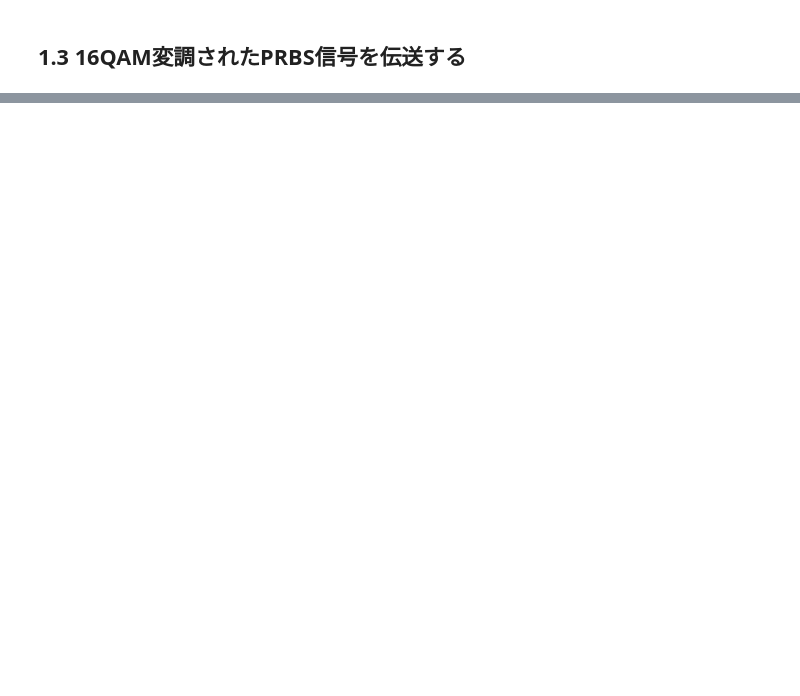
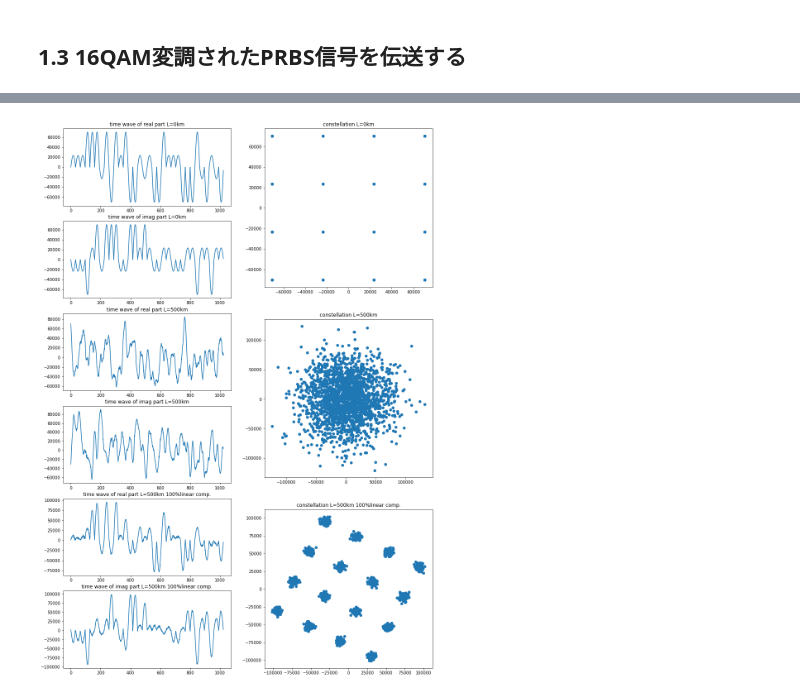
Before and after one commit to n-nooobu/masterthesis, a Jupyter notebook: src/transmission.ipynb, the cells around one changed output, grey strips where cells are left out. Drawn from its saved outputs; the diff is of its cells as text; code cells hidden in the pictures; blank space fills up the shorter version.

```diff
--- a/src/transmission.ipynb
+++ b/src/transmission.ipynb
@@ -88,0 +97,19 @@ NF = 4  # ASE雑音指数[dB]
+# %%
+sgnl = tr.Signal(seq=modsq, form=form, n=n, baudrate=baudrate, PdBm=PdBm, Ledfa=Ledfa, stepedfa=stepedfa,
+                           gamma=gamma, D=D, Alpha=Alpha, NF=NF)
+sgnl.transmission(Lmax=Lmax, ase=ase)
+# %%
+signal_in = sgnl.signal['x_0']
+signal_in_sampled = signal_in[int(n/2)::n]
+signal = sgnl.signal['x_500']
+signal_sampled = signal[int(n/2)::n]
+signal_lc = sgnl.linear_compensation(Lmax, sgnl.signal['x_500'])
+signal_lc_sampled = signal_lc[int(n/2)::n]
+
+print('位相回転量(理論値): ', sgnl.phase_rotation_theo(Lmax))
+print('位相回転量(シミュレーション値): ', sgnl.phase_rotation_simu(Lmax, signal_lc_sampled))
+print('EVM(補償無し): ', sgnl.cal_evm(Lmax, signal_sampled))
+print('EVM(100%線形補償): ', sgnl.cal_evm(Lmax, signal_lc_sampled))
+print('EVM(100%線形補償+位相回転補償): ', sgnl.cal_evm_pr(Lmax, signal_lc_sampled))
+print('BER(100%線形補償): ', sgnl.cal_ber(Lmax, signal_lc_sampled))
+print('Q値(100%線形補償): ', sgnl.cal_qfac(Lmax, signal_lc_sampled))
@@ -88,0 +124,35 @@ NF = 4  # ASE雑音指数[dB]
+# %%
+# 可視化
+fig = plt.figure(figsize=(16, 24))
+ax1 = fig.add_subplot(6, 2, 1)
+ax2 = fig.add_subplot(6, 2, 3)
+ax3 = fig.add_subplot(3, 2, 2)
+ax4 = fig.add_subplot(6, 2, 5)
+ax5 = fig.add_subplot(6, 2, 7)
+ax6 = fig.add_subplot(3, 2, 4)
+ax7 = fig.add_subplot(6, 2, 9)
+ax8 = fig.add_subplot(6, 2, 11)
+ax9 = fig.add_subplot(3, 2, 6)
+
+ax1.plot(signal_in[:32 * n].real)
+ax1.set_title('time wave of real part L=0km')
+ax2.plot(signal_in[:32 * n].imag)
+ax2.set_title('time wave of imag part L=0km')
+ax3.plot(signal_in_sampled.real, signal_in_sampled.imag, 'o')
+ax3.set_title('constellation L=0km')
+
+ax4.plot(signal[:32 * n].real)
+ax4.set_title('time wave of real part L=500km')
+ax5.plot(signal[:32 * n].imag)
+ax5.set_title('time wave of imag part L=500km')
+ax6.plot(signal_sampled.real, signal_sampled.imag, 'o')
+ax6.set_title('constellation L=500km')
+
+ax7.plot(signal_lc[:32 * n].real)
+ax7.set_title('time wave of real part L=500km 100%linear comp.')
+ax8.plot(signal_lc[:32 * n].imag)
+ax8.set_title('time wave of imag part L=500km 100%linear comp.')
+ax9.plot(signal_lc_sampled.real, signal_lc_sampled.imag, 'o')
+ax9.set_title('constellation L=500km 100%linear comp.');
+# %% [output]
+[figure, added]
```
Also changed, not shown: parts of 27 cells of this notebook, 4 other files.
